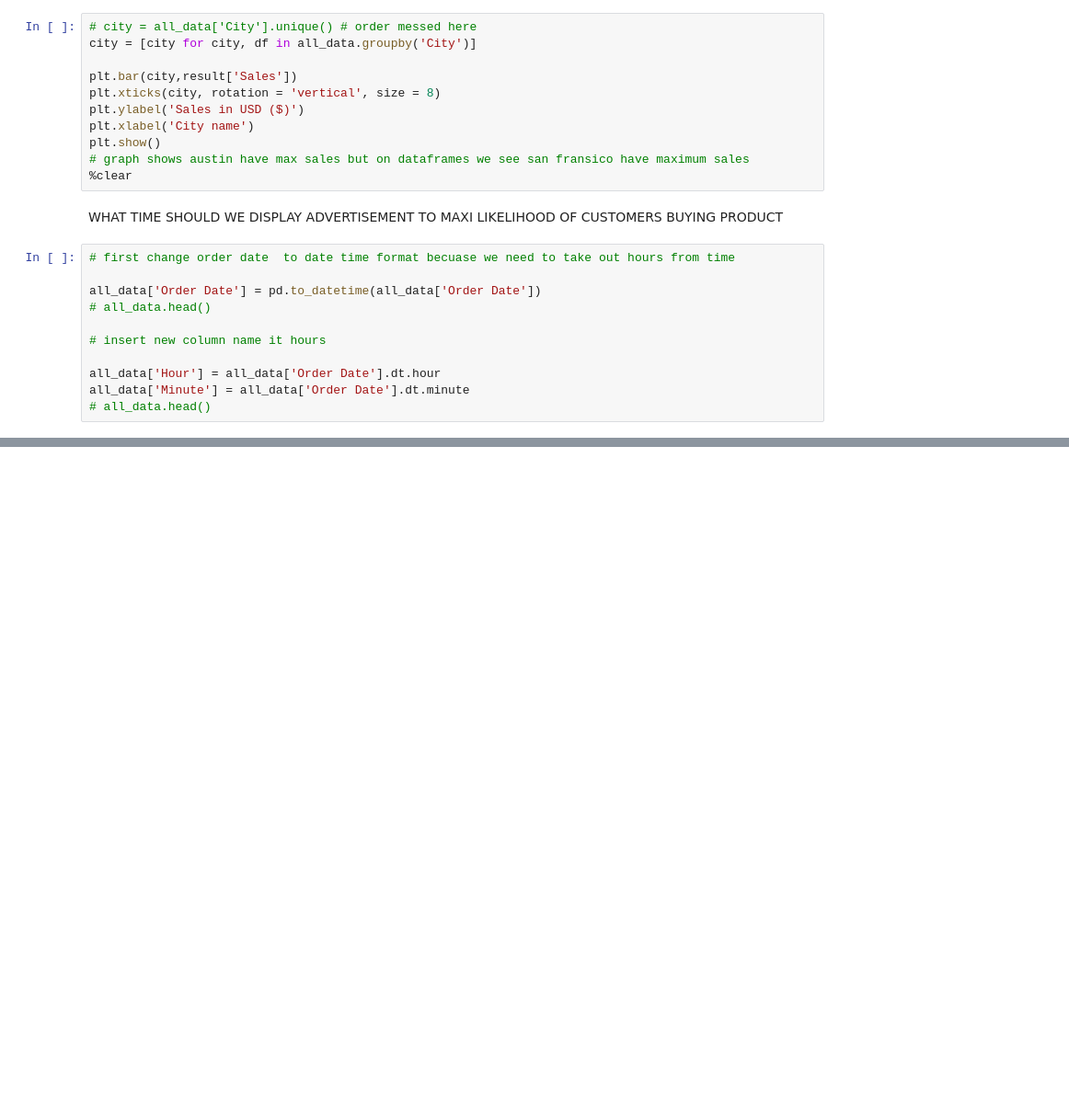
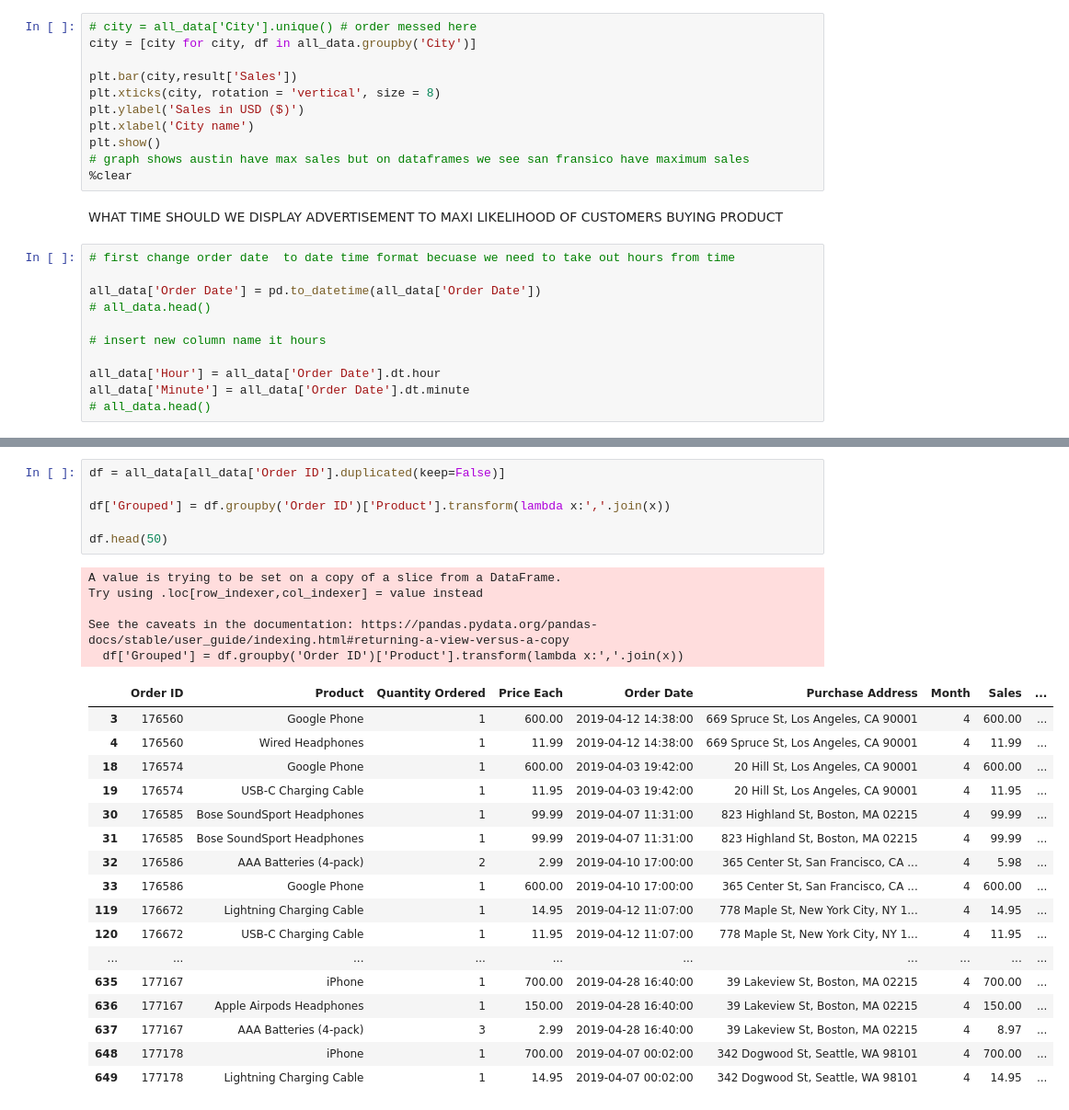
Before and after one commit to AzharUddinSheikh/SalesAnalysis, a Jupyter notebook: Untitled.ipynb, the cells around one changed output, grey strips where cells are left out. Shown at 92% size. Drawn from its saved outputs; the diff is of its cells as text; blank space fills up the shorter version.

Commit message:
extracting data about combinations orders

```diff
--- a/Untitled.ipynb
+++ b/Untitled.ipynb
@@ -178,0 +190,29 @@ plt.show()
+# %%
+df = all_data[all_data['Order ID'].duplicated(keep=False)]
+
+df['Grouped'] = df.groupby('Order ID')['Product'].transform(lambda x:','.join(x))
+
+df.head(50)
+# %% [output]
+A value is trying to be set on a copy of a slice from a DataFrame.
+Try using .loc[row_indexer,col_indexer] = value instead
+
+See the caveats in the documentation: https://pandas.pydata.org/pandas-docs/stable/user_guide/indexing.html#returning-a-view-versus-a-copy
+  df['Grouped'] = df.groupby('Order ID')['Product'].transform(lambda x:','.join(x))
+|  | Order ID | Product | Quantity Ordered | Price Each | Order Date | Purchase Address | Month | Sales | ... |
+| 3 | 176560 | Google Phone | 1 | 600.00 | 2019-04-12 14:38:00 | 669 Spruce St, Los Angeles, CA 90001 | 4 | 600.00 | ... |
+| 4 | 176560 | Wired Headphones | 1 | 11.99 | 2019-04-12 14:38:00 | 669 Spruce St, Los Angeles, CA 90001 | 4 | 11.99 | ... |
+| 18 | 176574 | Google Phone | 1 | 600.00 | 2019-04-03 19:42:00 | 20 Hill St, Los Angeles, CA 90001 | 4 | 600.00 | ... |
+| 19 | 176574 | USB-C Charging Cable | 1 | 11.95 | 2019-04-03 19:42:00 | 20 Hill St, Los Angeles, CA 90001 | 4 | 11.95 | ... |
+| 30 | 176585 | Bose SoundSport Headphones | 1 | 99.99 | 2019-04-07 11:31:00 | 823 Highland St, Boston, MA 02215 | 4 | 99.99 | ... |
+| 31 | 176585 | Bose SoundSport Headphones | 1 | 99.99 | 2019-04-07 11:31:00 | 823 Highland St, Boston, MA 02215 | 4 | 99.99 | ... |
+| 32 | 176586 | AAA Batteries (4-pack) | 2 | 2.99 | 2019-04-10 17:00:00 | 365 Center St, San Francisco, CA ... | 4 | 5.98 | ... |
+| 33 | 176586 | Google Phone | 1 | 600.00 | 2019-04-10 17:00:00 | 365 Center St, San Francisco, CA ... | 4 | 600.00 | ... |
+| 119 | 176672 | Lightning Charging Cable | 1 | 14.95 | 2019-04-12 11:07:00 | 778 Maple St, New York City, NY 1... | 4 | 14.95 | ... |
+| 120 | 176672 | USB-C Charging Cable | 1 | 11.95 | 2019-04-12 11:07:00 | 778 Maple St, New York City, NY 1... | 4 | 11.95 | ... |
+| ... | ... | ... | ... | ... | ... | ... | ... | ... | ... |
+| 635 | 177167 | iPhone | 1 | 700.00 | 2019-04-28 16:40:00 | 39 Lakeview St, Boston, MA 02215 | 4 | 700.00 | ... |
+| 636 | 177167 | Apple Airpods Headphones | 1 | 150.00 | 2019-04-28 16:40:00 | 39 Lakeview St, Boston, MA 02215 | 4 | 150.00 | ... |
+| 637 | 177167 | AAA Batteries (4-pack) | 3 | 2.99 | 2019-04-28 16:40:00 | 39 Lakeview St, Boston, MA 02215 | 4 | 8.97 | ... |
+| 648 | 177178 | iPhone | 1 | 700.00 | 2019-04-07 00:02:00 | 342 Dogwood St, Seattle, WA 98101 | 4 | 700.00 | ... |
+| 649 | 177178 | Lightning Charging Cable | 1 | 14.95 | 2019-04-07 00:02:00 | 342 Dogwood St, Seattle, WA 98101 | 4 | 14.95 | ... |
```
Also changed, not shown: parts of 3 cells of this notebook.
